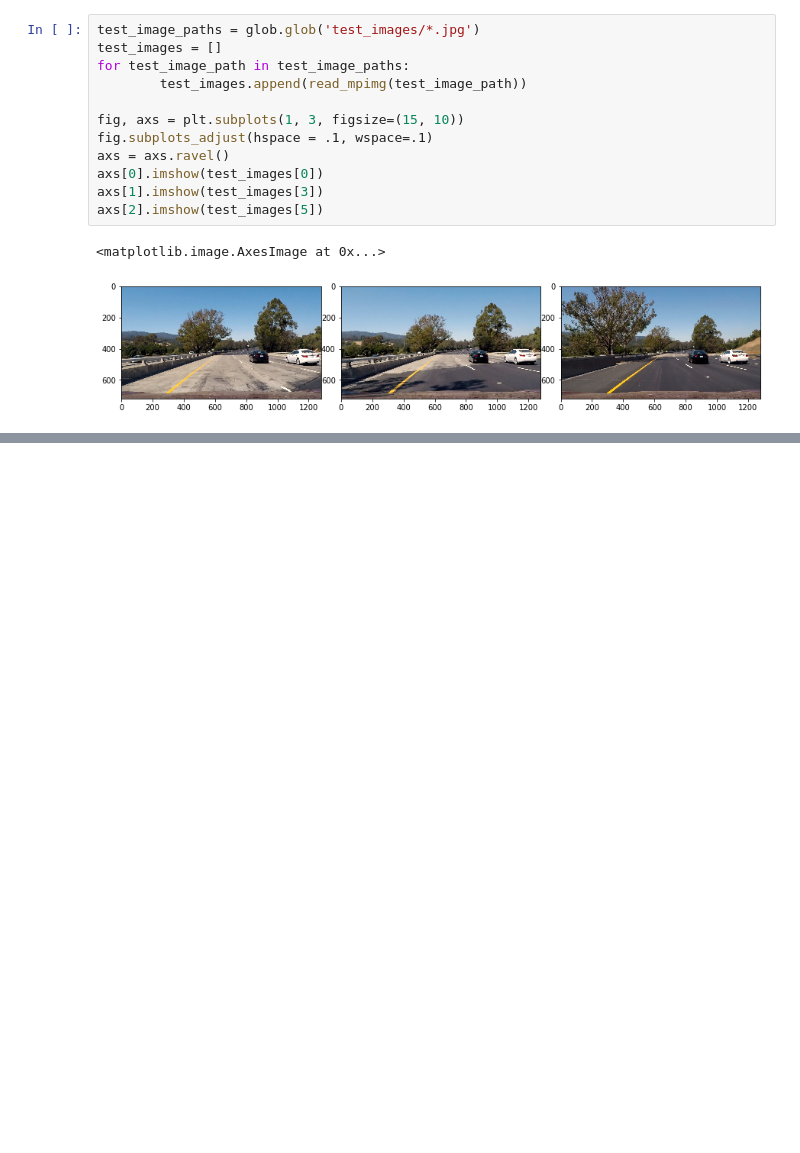
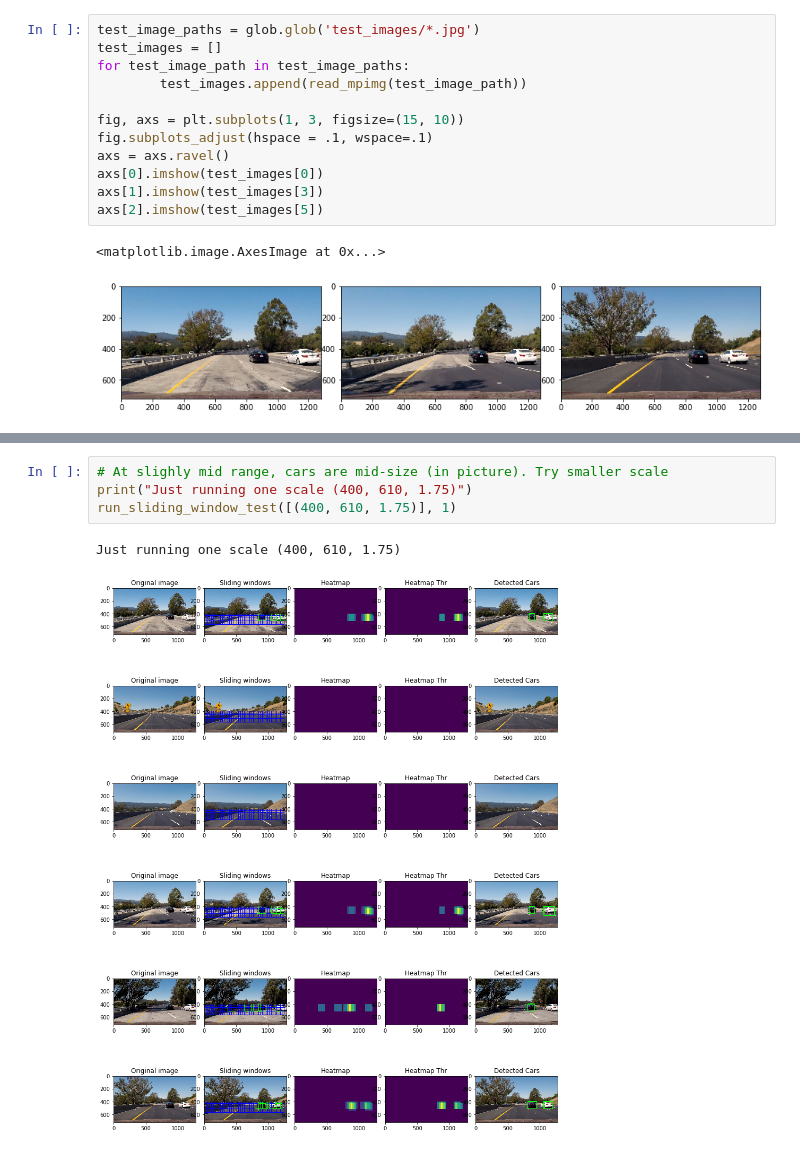
Before and after one commit to gvspraveen/CarND-Vehicle-Detection, a Jupyter notebook: solution.ipynb, the cells around one changed output, grey strips where cells are left out. Drawn from its saved outputs; the diff is of its cells as text; blank space fills up the shorter version.

```diff
--- a/solution.ipynb
+++ b/solution.ipynb
@@ -424,0 +533,7 @@ axs[2].imshow(test_images[5])
+# %%
+# At slighly mid range, cars are mid-size (in picture). Try smaller scale
+print("Just running one scale (400, 610, 1.75)")
+run_sliding_window_test([(400, 610, 1.75)], 1)
+# %% [output]
+Just running one scale (400, 610, 1.75)
+[figure, added]
```
Also changed, not shown: parts of 37 cells of this notebook, 3 other files.
